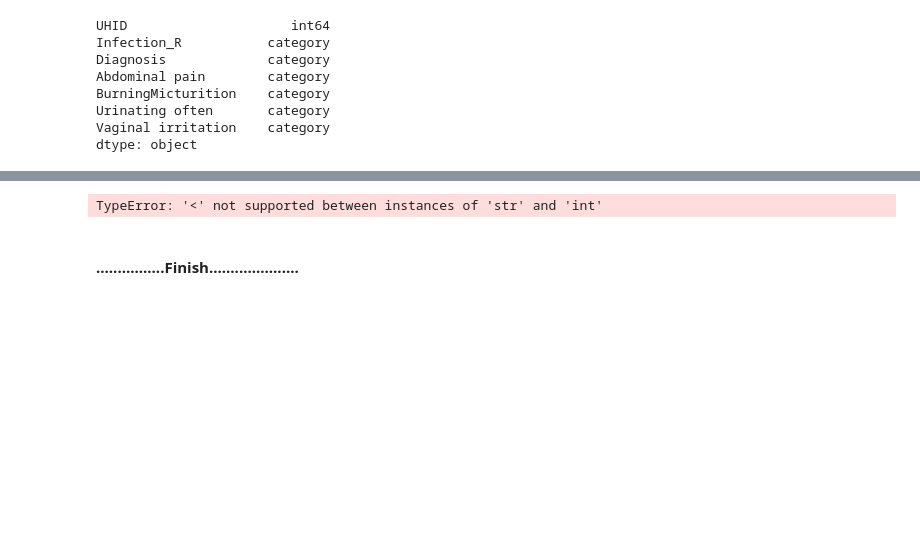
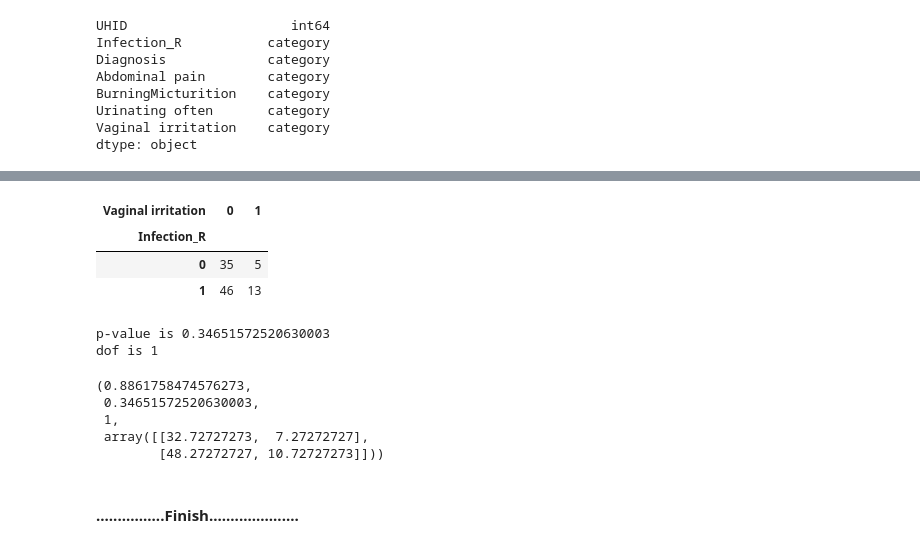
Before and after one commit to neeliit/DiagnosticsPy, a Jupyter notebook: comparision.ipynb, the cells around one changed output, grey strips where cells are left out. Cells and saved outputs as stored; diff of their text form; code cells hidden in the pictures; blank space fills up the shorter version.

```diff
--- a/comparision.ipynb
+++ b/comparision.ipynb
@@ -704,5 +724,5 @@ Urinating often       int64
 Vaginal irritation    int64
 dtype: object
 # %%
-data_sym = df_sym.apply(lambda col: col.astype('category') if col.nunique() < 3 else col)
+df_sym = df_sym.apply(lambda col: col.astype('category') if col.nunique() < 3 else col)
 # %%
@@ -730,10 +739,25 @@ sns.boxplot(x='Infection_R', y='Diagnosis', data=df_sym, palette='hls')
+# %%
+from scipy.stats import chi2_contingency
+cross_tab = pd.crosstab(index=df_sym['Infection_R'], columns=df_sym['Vaginal irritation'])
+cross_tab
+# %% [output]
+| Vaginal irritation | 0 | 1 |
+| Infection_R |  |  |
+| 0 | 35 | 5 |
+| 1 | 46 | 13 |
 # %%
-from scipy.stats import chi2_contingency
 # defining the table
-stat, p, dof, expected = chi2_contingency(data_sym['Infection_R'],data_sym['Diagnosis'])
+stat, p, dof, expected = chi2_contingency(cross_tab,)
 print("p-value is " + str(p))
 print("dof is " + str(dof))
+(stat, p, dof, expected)
 # %% [output]
-TypeError: '<' not supported between instances of 'str' and 'int'
+p-value is 0.34651572520630003
+dof is 1
+(0.8861758474576273,
+ 0.34651572520630003,
+ 1,
+ array([[32.72727273,  7.27272727],
+        [48.27272727, 10.72727273]]))
 # %% [markdown]
 #### ................Finish.....................
```
Also changed, not shown: parts of 4 cells of this notebook, 1 other file.
